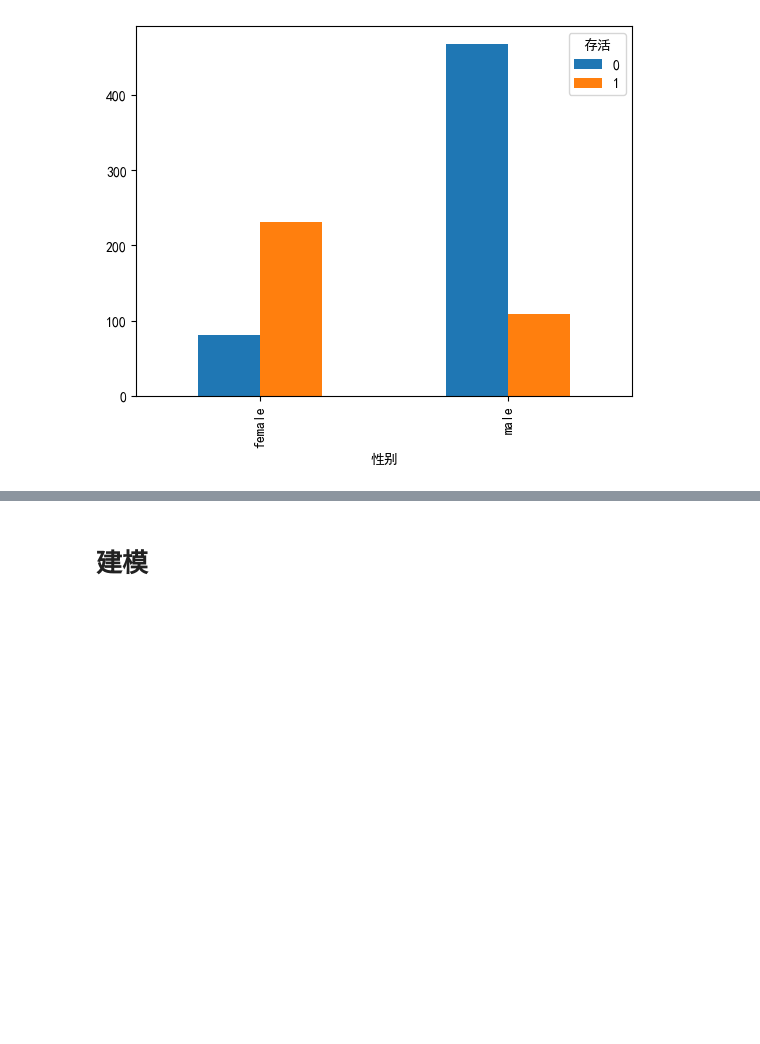
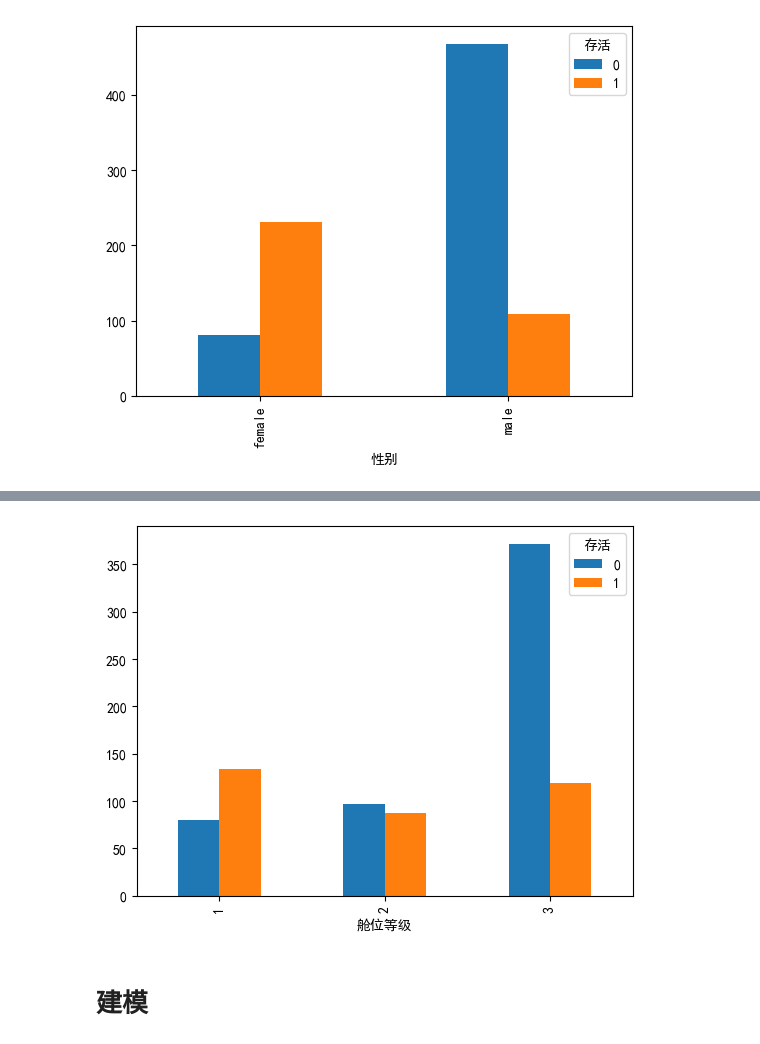
Before and after one commit to dengwangtao/2024-Data-Mining-Course, a Jupyter notebook: 实验1/main.ipynb, the cells around one changed output, grey strips where cells are left out. Saved outputs shown, nothing was run; the diff lists cells and outputs as text; code cells hidden in the pictures; blank space fills up the shorter version.

```diff
--- a/实验1/main.ipynb
+++ b/实验1/main.ipynb
@@ -237,3 +242,8 @@ plt.show()
+# %%
+train_data.groupby(['舱位等级', '存活'])['存活'].count().unstack().plot(kind='bar')
+plt.show()
+# %% [output]
+[figure, added]
 # %% [markdown]
 # 建模
 # %%
```
Also changed, not shown: parts of 15 cells of this notebook, 3 other files.
